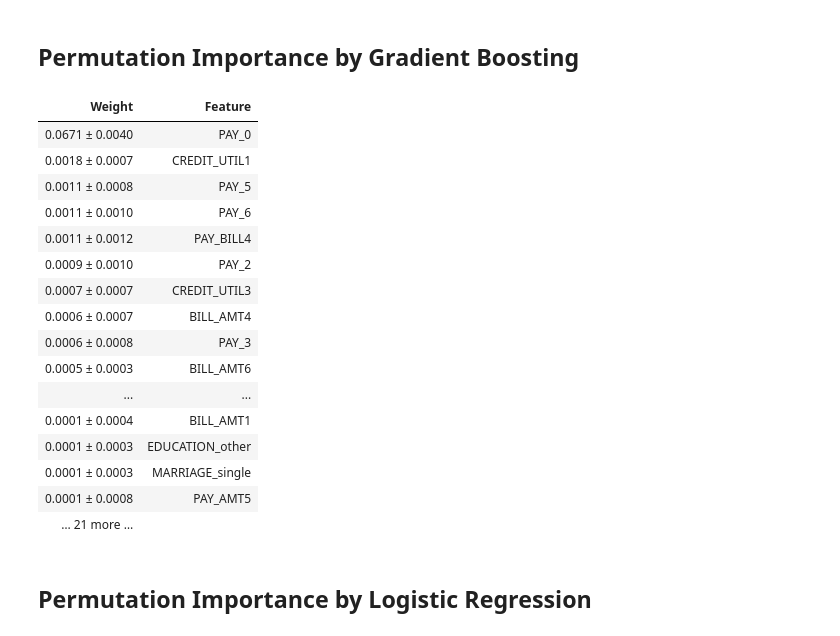
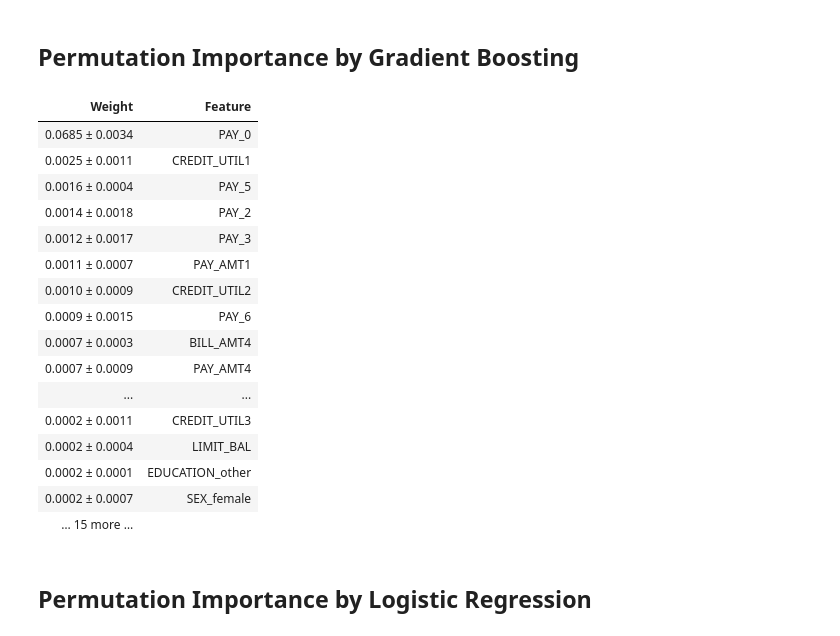
Before and after one commit to markczhang/domain_knowledge_machine_learning_approach, a Jupyter notebook: credit card payment default.ipynb, the cells around one changed output. Drawn from its saved outputs; the diff is of its cells as text; code cells hidden in the pictures.

```diff
--- a/credit card payment default.ipynb
+++ b/credit card payment default.ipynb
@@ -44,16 +45,6 @@ df.y = np.where(df.y == 1, 'yes', 'no');
 # %% [markdown]
 ## Feature Engineering
 # %%
-# Derive payment-to-bill ratios
-df = pd.concat([
-    df,
-    pd.DataFrame(
-        np.array(df.iloc[:, 17:23]) / np.array(df.iloc[:, 11:17]),
-        columns=['PAY_BILL1', 'PAY_BILL2', 'PAY_BILL3', 'PAY_BILL4', 'PAY_BILL5', 'PAY_BILL6'],
-    ).replace({np.nan: 1, np.inf: 1})
-
-], axis=1)
-
 # Derive credit utilities
 df = pd.concat([
     df,
@@ -90,16 +83,18 @@ for i in range(0, 8):
+# %%
+scaler_minmax = MinMaxScaler()
+X_train_scaled = pd.DataFrame(scaler_minmax.fit_transform(X_train), columns=X_train.columns)
+X_test_scaled = pd.DataFrame(scaler_minmax.transform(X_test), columns=X_test.columns)
 # %% [markdown]
 ## Fit Models
 # %%
-seed = 1
+def runModels(X, y):
+    seed = 1
 
-rf_model = RandomForestClassifier(random_state=seed)
-rf_model.fit(X_train, y_train)
+    rf_model = RandomForestClassifier(random_state=seed, n_estimators=1000).fit(X, y)
+    gb_model = GradientBoostingClassifier(random_state=seed).fit(X, y)
+    tree_model = DecisionTreeClassifier(random_state=seed).fit(X, y)
+    logit_model = LogisticRegression(max_iter=2000, random_state=seed).fit(X, y)
 
-gb_model = GradientBoostingClassifier(random_state=seed)
-gb_model.fit(X_train, y_train)
+    return rf_model, gb_model, tree_model, logit_model
 
-tree_model = DecisionTreeClassifier(random_state=seed)
-tree_model.fit(X_train, y_train)
-
-logit_model = LogisticRegression(max_iter=2000, random_state=seed)
-logit_model.fit(X_train, y_train)
+rf_model, gb_model, tree_model, logit_model = runModels(X_train_scaled, y_train)
@@ -172,25 +165,25 @@ permutationImp(rf_model, X_test, y_test)
 # %% [markdown]
 ## Permutation Importance by Gradient Boosting
 # %%
-permutationImp(gb_model, X_test, y_test)
+permutationImp(gb_model, X_test_scaled, y_test)
 # %% [output]
 | Weight | Feature |
-| 0.0671 ± 0.0040 | PAY_0 |
-| 0.0018 ± 0.0007 | CREDIT_UTIL1 |
-| 0.0011 ± 0.0008 | PAY_5 |
-| 0.0011 ± 0.0010 | PAY_6 |
-| 0.0011 ± 0.0012 | PAY_BILL4 |
-| 0.0009 ± 0.0010 | PAY_2 |
-| 0.0007 ± 0.0007 | CREDIT_UTIL3 |
-| 0.0006 ± 0.0007 | BILL_AMT4 |
-| 0.0006 ± 0.0008 | PAY_3 |
-| 0.0005 ± 0.0003 | BILL_AMT6 |
+| 0.0685 ± 0.0034 | PAY_0 |
+| 0.0025 ± 0.0011 | CREDIT_UTIL1 |
+| 0.0016 ± 0.0004 | PAY_5 |
+| 0.0014 ± 0.0018 | PAY_2 |
+| 0.0012 ± 0.0017 | PAY_3 |
+| 0.0011 ± 0.0007 | PAY_AMT1 |
+| 0.0010 ± 0.0009 | CREDIT_UTIL2 |
+| 0.0009 ± 0.0015 | PAY_6 |
+| 0.0007 ± 0.0003 | BILL_AMT4 |
+| 0.0007 ± 0.0009 | PAY_AMT4 |
 | ... | ... |
-| 0.0001 ± 0.0004 | BILL_AMT1 |
-| 0.0001 ± 0.0003 | EDUCATION_other |
-| 0.0001 ± 0.0003 | MARRIAGE_single |
-| 0.0001 ± 0.0008 | PAY_AMT5 |
-| … 21 more … |  |
+| 0.0002 ± 0.0011 | CREDIT_UTIL3 |
+| 0.0002 ± 0.0004 | LIMIT_BAL |
+| 0.0002 ± 0.0001 | EDUCATION_other |
+| 0.0002 ± 0.0007 | SEX_female |
+| … 15 more … |  |
 # %% [markdown]
 ## Permutation Importance by Logistic Regression
 # %%
```
Also changed, not shown: parts of 14 cells of this notebook.
